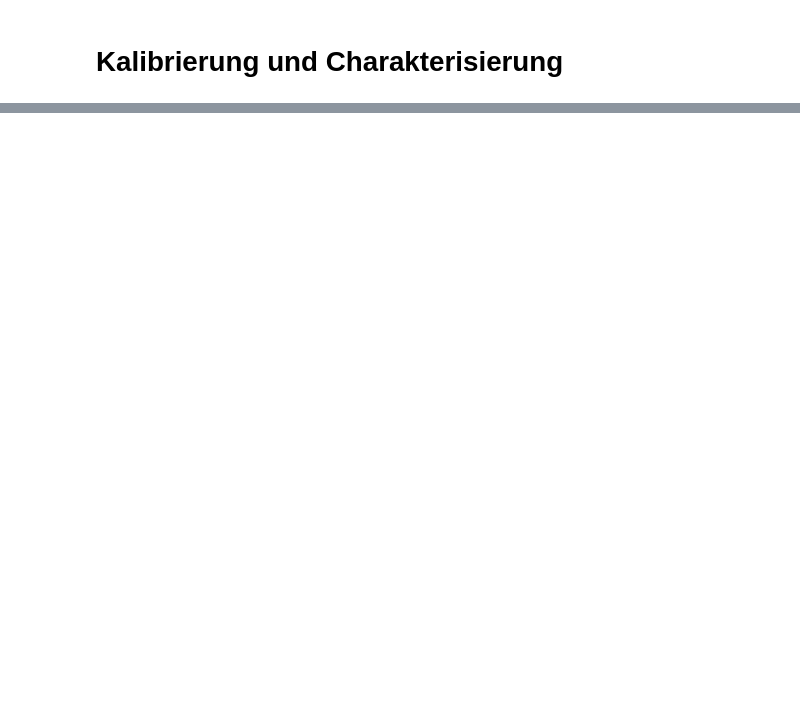
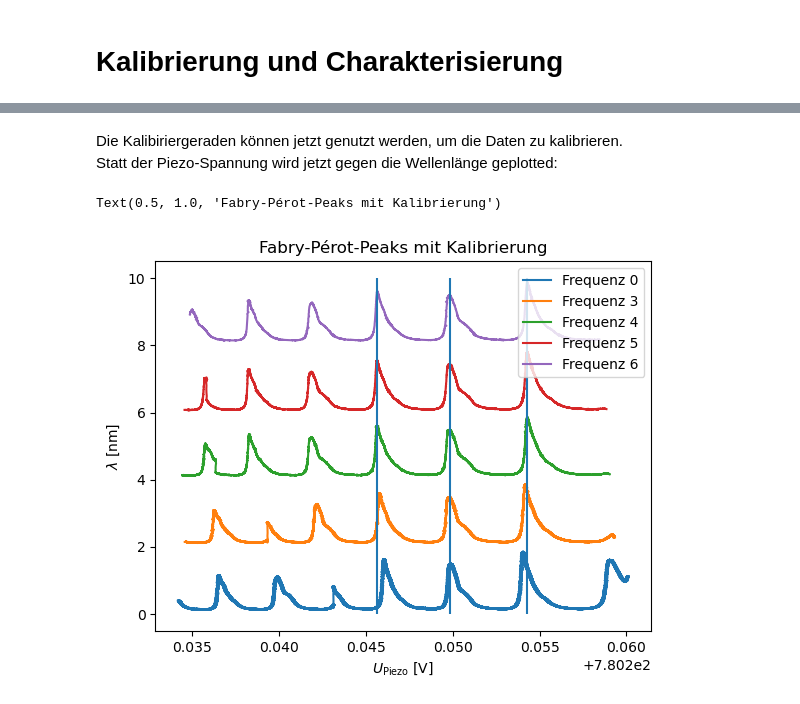
Before and after one commit to hannes-ebe/F-Prak-B, a Jupyter notebook: Laserspektroskopie/kalibrierung_charakterisierung.ipynb, the cells around one changed output, grey strips where cells are left out. Cells and saved outputs as stored; diff of their text form; code cells hidden in the pictures; blank space fills up the shorter version.

```diff
--- a/Laserspektroskopie/kalibrierung_charakterisierung.ipynb
+++ b/Laserspektroskopie/kalibrierung_charakterisierung.ipynb
@@ -16,0 +149,20 @@ plt.scatter(U_piezo,wavelength)
+# %% [markdown]
+Die Kalibiriergeraden können jetzt genutzt werden, um die Daten zu kalibrieren.
+Statt der Piezo-Spannung wird jetzt gegen die Wellenlänge geplotted:
+# %%
+plt.plot(lin_func(freq0.U_piezo,slope0,intercept0),freq0.U_fp,label='Frequenz 0')
+plt.plot(lin_func(freq3.U_piezo,slope3,intercept3),freq3.U_fp+2.0,label='Frequenz 3')
+plt.plot(lin_func(freq4.U_piezo,slope4,intercept4),freq4.U_fp+4.0,label='Frequenz 4')
+plt.plot(lin_func(freq5.U_piezo,slope5,intercept5),freq5.U_fp+6.0,label='Frequenz 5')
+plt.plot(lin_func(freq6.U_piezo,slope6,intercept6),freq6.U_fp+8.0,label='Frequenz 6')
+
+i, j, k = find_peaks(freq6.U_fp,width=200)[0][:3]
+plt.vlines((lin_func(freq6.U_piezo,slope6,intercept6)[i],lin_func(freq6.U_piezo,slope6,intercept6)[j],lin_func(freq6.U_piezo,slope6,intercept6)[k]),ymin=0,ymax=10,color='tab:blue')
+
+plt.xlabel(r'$U_\mathrm{Piezo}$ [V]')
+plt.ylabel(r'$\lambda$ [nm]')
+plt.legend()
+plt.title('Fabry-Pérot-Peaks mit Kalibrierung')
+# %% [output]
+Text(0.5, 1.0, 'Fabry-Pérot-Peaks mit Kalibrierung')
+[figure, added]
```
Also changed, not shown: parts of 16 cells of this notebook.
